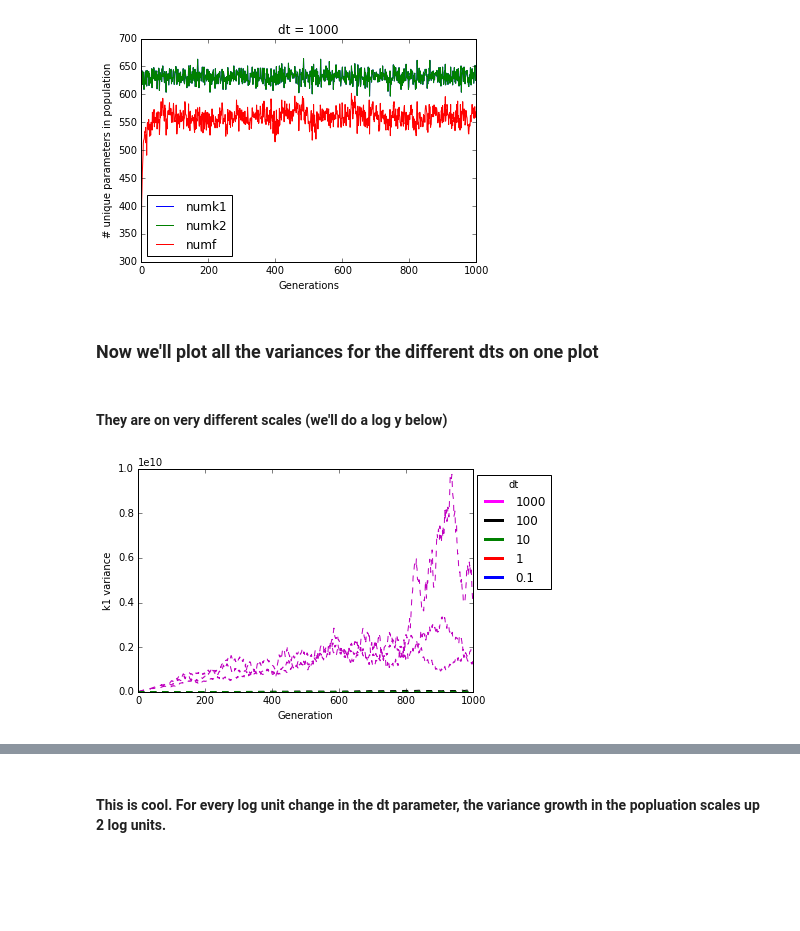
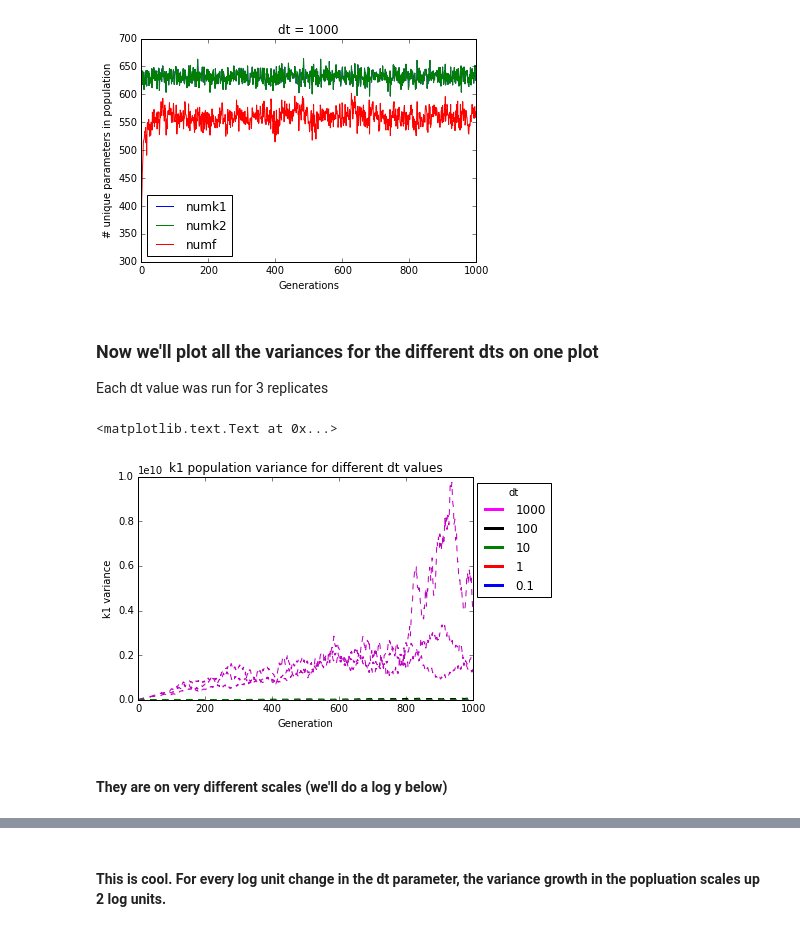
Before and after one commit to bliebeskind/EvoPhys, a Jupyter notebook: notebooks/dtSweep_plotting.ipynb, the cells around one changed output, grey strips where cells are left out. Saved outputs shown, nothing was run; the diff lists cells and outputs as text; code cells hidden in the pictures; blank space fills up the shorter version.

```diff
--- a/notebooks/dtSweep_plotting.ipynb
+++ b/notebooks/dtSweep_plotting.ipynb
@@ -98,6 +98,8 @@ plt.xlabel("Generations")
 [figure]
 # %% [markdown]
 ### Now we'll plot all the variances for the different dts on one plot
+
+Each dt value was run for 3 replicates
 # %%
 def plot_vars(infile_list,paramName,log=True):
 
@@ -128,2 +133,8 @@ def plot_vars(infile_list,paramName,log=True):
+# %%
+plot_vars(files,"k1_var",log=False)
+plt.title("k1 population variance for different dt values")
+# %% [output]
+<matplotlib.text.Text at 0x...>
+[figure, added]
 # %% [markdown]
 #### They are on very different scales (we'll do a log y below)
@@ -133,4 +140,0 @@ files = list((tmp))
-# %%
-plot_vars(files,"k1_var",log=False)
-# %% [output]
-[figure, removed]
```
Also changed, not shown: parts of 8 cells of this notebook.
